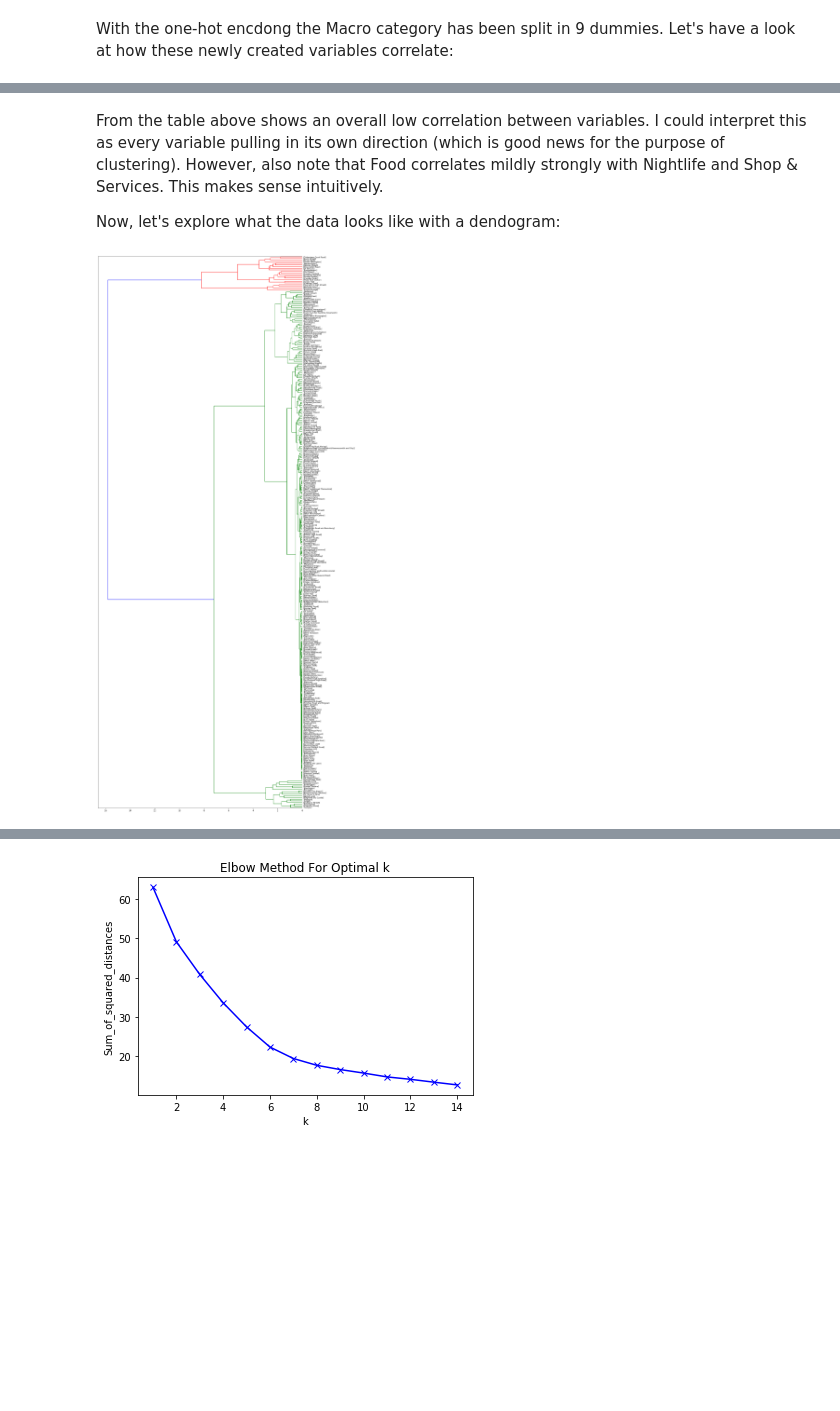
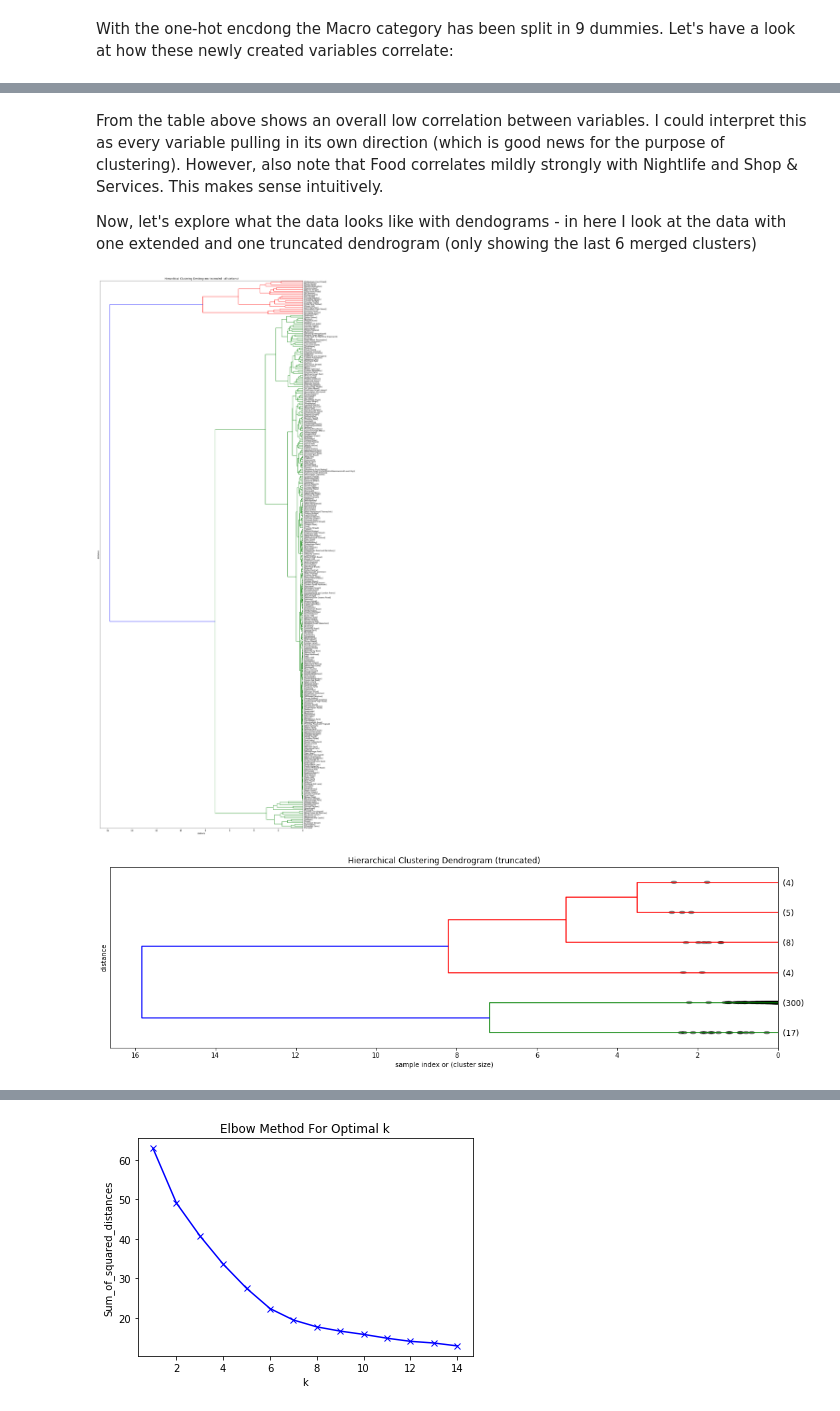
Before and after one commit to walterdantino/Coursera-Data-Science, a Jupyter notebook: London Stations Clustering.ipynb, the cells around one changed output, grey strips where cells are left out. Saved outputs shown, nothing was run; the diff lists cells and outputs as text; code cells hidden in the pictures; blank space fills up the shorter version.

```diff
--- a/London Stations Clustering.ipynb
+++ b/London Stations Clustering.ipynb
@@ -415,0 +377,3 @@ project.save_data(data=df2.to_csv(index=False),file_name='stations_venues_repeti
+# %%
+stations_venues_repetition = pd.read_csv(stations_venues_repetitions.csv)
+stations_venues_repetition.head()
@@ -465,7 +434,7 @@ corr.style.background_gradient(cmap='coolwarm')
 # %% [markdown]
 From the table above shows an overall low correlation between variables. I could interpret this as every variable pulling in its own direction (which is good news for the purpose of clustering). However, also note that Food correlates mildly strongly with Nightlife and Shop & Services. This makes sense intuitively.
 
-Now, let's explore what the data looks like with a dendogram:
+Now, let's explore what the data looks like with dendograms - in here I look at the data with one extended and one truncated dendrogram (only showing the last 6 merged clusters)
 # %%
 # prepare the df
 dfC = london_onehot.groupby(['Neighborhood']).sum()
@@ -491,38 +460,50 @@ featureset = dfC[['Arts & Entertainment',  'College & University', 'Food', 'Nigh
                   'Shop & Service', 'Travel & Transport']]
 
 # NORMALISATION
 from sklearn.preprocessing import MinMaxScaler
 
 x = featureset.values #returns a numpy array
 min_max_scaler = MinMaxScaler()
 feature_mtx = min_max_scaler.fit_transform(x)
 
 # CLUSTERING USING scipy
 # first, calculate the distance matrix
 import scipy
 leng = feature_mtx.shape[0]
 D = scipy.zeros([leng,leng])
 for i in range(leng):
     for j in range(leng):
         D[i,j] = scipy.spatial.distance.euclidean(feature_mtx[i], feature_mtx[j])
 
 # In agglomerative clustering, at each iteration, the algorithm must update the distance matrix to reflect the distance of the newly formed cluster with the remaining clusters in the forest. The following methods are supported in Scipy for calculating the distance between the newly formed cluster and each:
 # We use complete for our case, but feel free to change it to see how the results change.
 import pylab
 import scipy.cluster.hierarchy
 Z = hierarchy.linkage(D, 'average')
 
-
-#from scipy.cluster.hierarchy import fcluster
-#k = 5
-#clusters = fcluster(Z, k, criterion='maxclust')
-#print(clusters)
-
-
 fig = pylab.figure(figsize=(18,50))
+plt.title('Hierarchical Clustering Dendrogram (extended - all stations)')
+plt.xlabel('stations')
+plt.ylabel('distance')
 def llf(id):
     return '[%s]' % (dfC['Neighborhood'][id] )
 
 dendro = hierarchy.dendrogram(Z,  leaf_label_func=llf, leaf_rotation=0, leaf_font_size =9, orientation = 'left')
+
+
+fig = pylab.figure(figsize=(18,5))
+plt.title('Hierarchical Clustering Dendrogram (truncated)')
+plt.xlabel('sample index or (cluster size)')
+plt.ylabel('distance')
+hierarchy.dendrogram(
+    Z,
+    truncate_mode='lastp',  # show only the last p merged clusters
+    p=6,  # show only the last p merged clusters
+    leaf_rotation=0,
+    leaf_font_size=12.,
+    show_contracted=True, # to get a distribution impression in truncated branches
+    orientation = 'left')
+plt.show()
 # %% [output]
-[figure, old version]
+[figure, new version]
+[figure, added]
```
Also changed, not shown: parts of 26 cells of this notebook.
